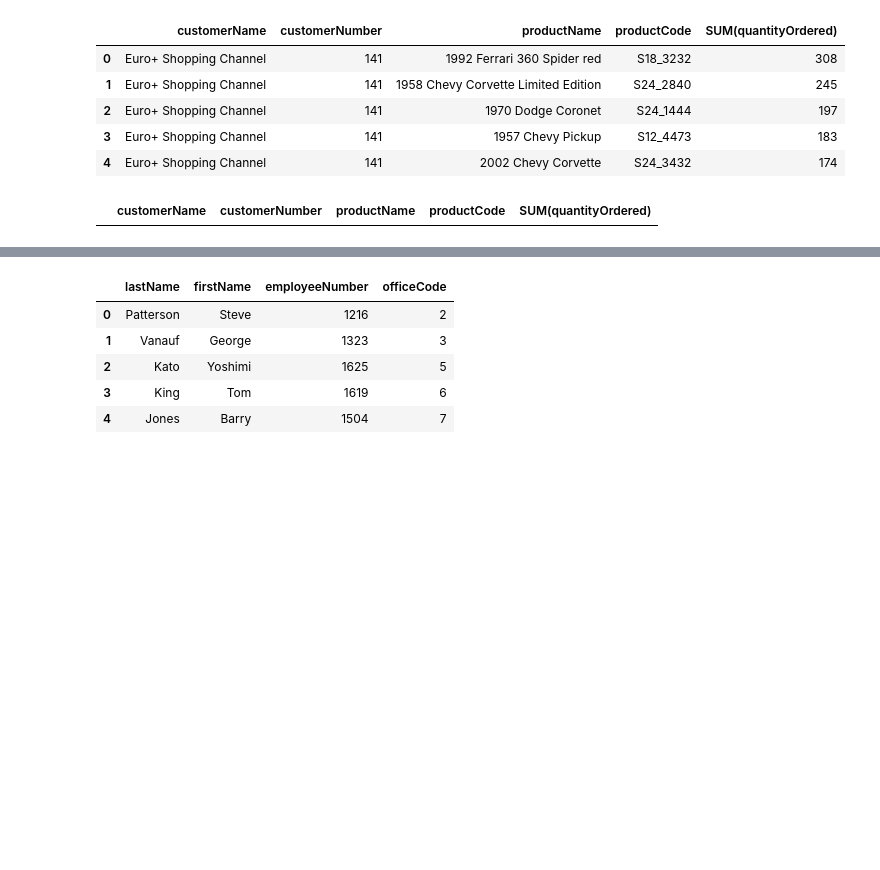
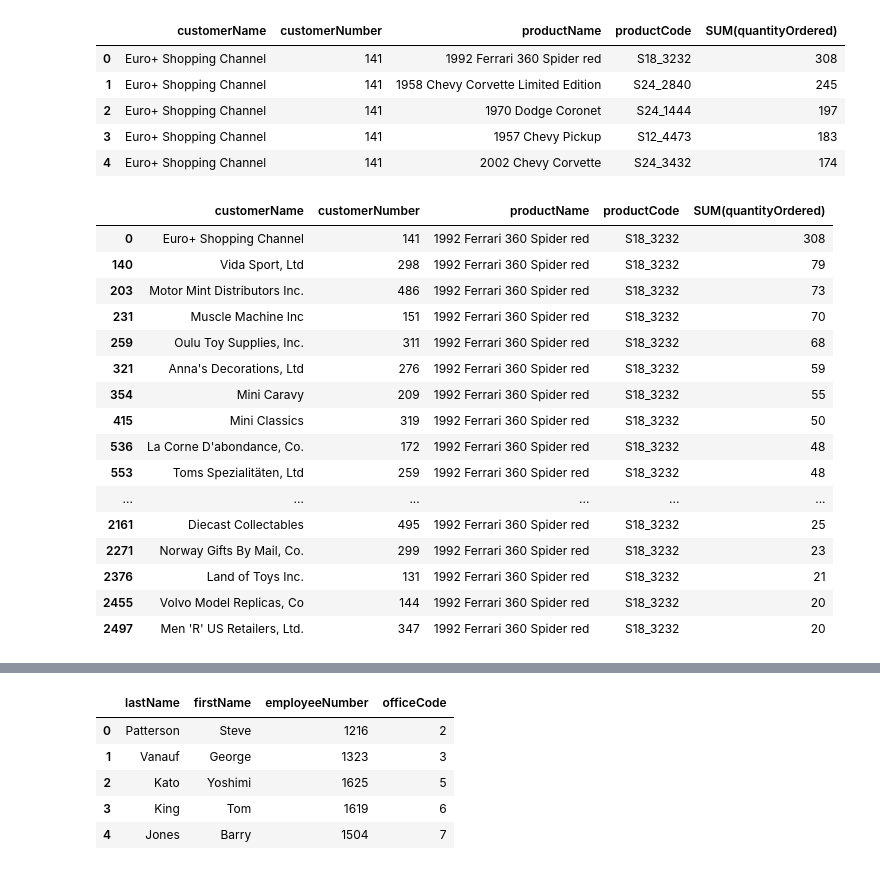
Before and after one commit to yli1517/dsc-more-practice-with-sql-queries-lab-dc-ds-071519, a Jupyter notebook: index.ipynb, the cells around one changed output, grey strips where cells are left out. Drawn from its saved outputs; the diff is of its cells as text; code cells hidden in the pictures; blank space fills up the shorter version.

```diff
--- a/index.ipynb
+++ b/index.ipynb
@@ -162,9 +162,25 @@ df.head()
 | 3 | Euro+ Shopping Channel | 141 | 1957 Chevy Pickup | S12_4473 | 183 |
 | 4 | Euro+ Shopping Channel | 141 | 2002 Chevy Corvette | S24_3432 | 174 |
 # %%
-df[df.productCode == "S18_3223"]
+df[df.productCode == "S18_3232"]
 # %% [output]
 |  | customerName | customerNumber | productName | productCode | SUM(quantityOrdered) |
+| 0 | Euro+ Shopping Channel | 141 | 1992 Ferrari 360 Spider red | S18_3232 | 308 |
+| 140 | Vida Sport, Ltd | 298 | 1992 Ferrari 360 Spider red | S18_3232 | 79 |
+| 203 | Motor Mint Distributors Inc. | 486 | 1992 Ferrari 360 Spider red | S18_3232 | 73 |
+| 231 | Muscle Machine Inc | 151 | 1992 Ferrari 360 Spider red | S18_3232 | 70 |
+| 259 | Oulu Toy Supplies, Inc. | 311 | 1992 Ferrari 360 Spider red | S18_3232 | 68 |
+| 321 | Anna's Decorations, Ltd | 276 | 1992 Ferrari 360 Spider red | S18_3232 | 59 |
+| 354 | Mini Caravy | 209 | 1992 Ferrari 360 Spider red | S18_3232 | 55 |
+| 415 | Mini Classics | 319 | 1992 Ferrari 360 Spider red | S18_3232 | 50 |
+| 536 | La Corne D'abondance, Co. | 172 | 1992 Ferrari 360 Spider red | S18_3232 | 48 |
+| 553 | Toms Spezialitäten, Ltd | 259 | 1992 Ferrari 360 Spider red | S18_3232 | 48 |
+| ... | ... | ... | ... | ... | ... |
+| 2161 | Diecast Collectables | 495 | 1992 Ferrari 360 Spider red | S18_3232 | 25 |
+| 2271 | Norway Gifts By Mail, Co. | 299 | 1992 Ferrari 360 Spider red | S18_3232 | 23 |
+| 2376 | Land of Toys Inc. | 131 | 1992 Ferrari 360 Spider red | S18_3232 | 21 |
+| 2455 | Volvo Model Replicas, Co | 144 | 1992 Ferrari 360 Spider red | S18_3232 | 20 |
+| 2497 | Men 'R' US Retailers, Ltd. | 347 | 1992 Ferrari 360 Spider red | S18_3232 | 20 |
 # %% [markdown]
 #### Expected Output
 
```
